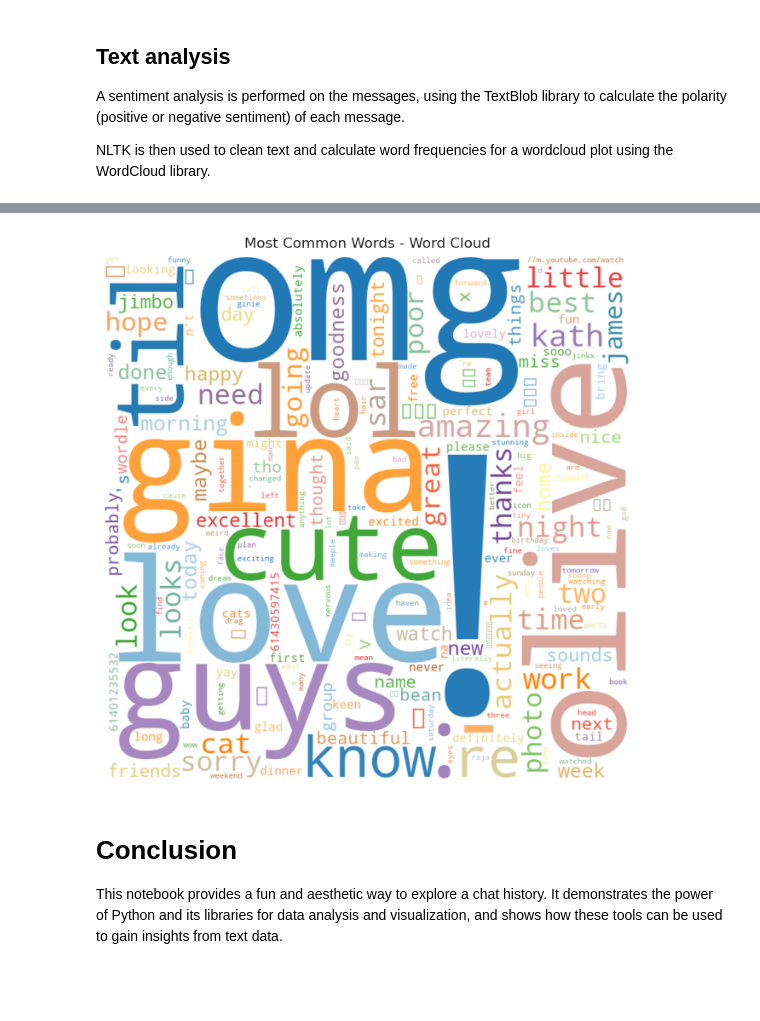
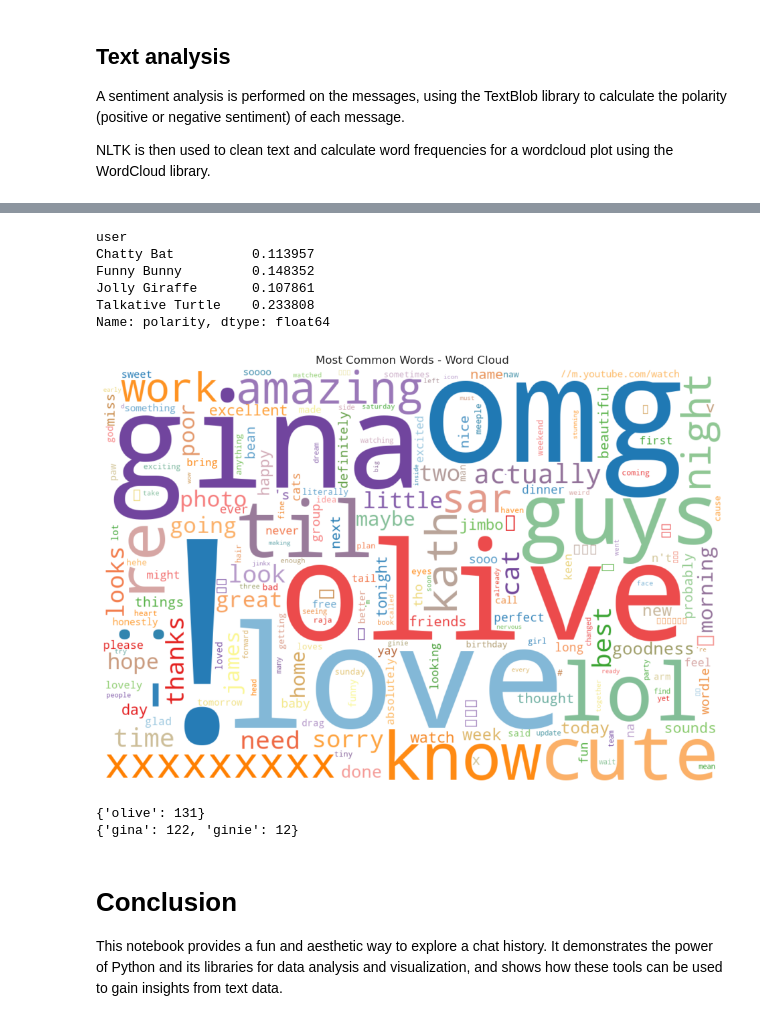
Before and after one commit to JamesCameronMathews/ChatAnalysis, a Jupyter notebook: Analysis.ipynb, the cells around one changed output, grey strips where cells are left out. Cells and saved outputs as stored; diff of their text form; code cells hidden in the pictures; blank space fills up the shorter version.

```diff
--- a/Analysis.ipynb
+++ b/Analysis.ipynb
@@ -295,3 +408,24 @@ fig.update_layout(
 
 # Show the plot
 fig.show()
+# %%
+# Add a new column for the day of each message
+chat_data['day'] = chat_data['datetime'].dt.date
+
+# Group the messages by day and calculate the mean polarity for each day
+mean_polarity_by_day = chat_data.groupby('day')['polarity'].mean()
+
+# Get the most and least positive days
+most_positive_day = mean_polarity_by_day.idxmax()
+least_positive_day = mean_polarity_by_day.idxmin()
+
+# Print the most and least positive days and the mean polarity on these days
+print('Most positive day:', most_positive_day, 'Mean polarity:', mean_polarity_by_day[most_positive_day])
+print('Least positive day:', least_positive_day, 'Mean polarity:', mean_polarity_by_day[least_positive_day])
+
+# Select the messages from the most positive/negative day
+most_positive_day_messages = chat_data[chat_data['day'] == most_positive_day]['message']
+least_positive_day_messages = chat_data[chat_data['day'] == least_positive_day]['message']
+
+print(least_positive_day_messages)
+print(most_positive_day_messages)
@@ -298,9 +440,22 @@ fig.show()
+# %%
+# Get the overall user sentiment mean
+print(user_sentiment.mean())
+# %% [output]
+user
+Chatty Bat          0.113957
+Funny Bunny         0.148352
+Jolly Giraffe       0.107861
+Talkative Turtle    0.233808
+Name: polarity, dtype: float64
 # %%
-import plotly.graph_objects as go
-import numpy as np
+# Add a new column for the day of the week
+chat_data['day_of_week'] = chat_data['datetime'].dt.dayofweek
 
 # Create a pivot table for sentiment analysis
-pivot_table = chat_data.pivot_table(values='polarity', index='hour', columns='user', aggfunc=np.mean)
+pivot_table = chat_data.pivot_table(values='polarity', index='hour', columns='day_of_week', aggfunc=np.mean)
+
+# Replace the integers with the names of the days
+pivot_table.columns = pivot_table.columns.to_series().replace({0:'Monday', 1:'Tuesday', 2:'Wednesday', 3:'Thursday', 4:'Friday', 5:'Saturday', 6:'Sunday'})
 
 # Create the heatmap
 fig = go.Figure(data=go.Heatmap(
@@ -314,8 +469,8 @@ fig = go.Figure(data=go.Heatmap(
 
 # Update the layout
 fig.update_layout(
-    title='Sentiment Analysis by User and Hour of Day',
-    xaxis_title='User',
+    title='Sentiment Analysis by Day of Week and Hour of Day',
+    xaxis_title='Day of Week',
     yaxis_title='Hour of Day',
     plot_bgcolor='white',
     paper_bgcolor='white'
@@ -358,26 +513,37 @@ stopwords.update(["ill", "ive", "about", "above", "after", "again", "against", "
 
 
 # Add even more stopwords specific to messenger chats
 stopwords.update(["(", ")", "'", "?", "*", "yes", "t", "gon", "bit", "thing", "will", "@", "even", "let", "much", "still", "sure", "didn", "saw", "bit", "thing", "one", "thank", "btw", "brb", "ttyl", "lmao", "rofl", "np", "idk", "ikr", "tbh", "smh", "fyi", "pls", "plz", "thx", "gg", "g2g", "imo", "imho", "jk", "bff", "tmi", "asl", "b4", "cya", "dm", "lmk", "nvm", "omw", "ppl", "rsvp", "tl;dr", "ttys", "wbu", "hbu", "xoxo", "yolo", "lolz", "irl", "m8", "gr8", "bday", "bae", "ye", "ya", "bro", "dude", "sis", "mate", "guy", "gal", "luv", "ily", "hmu", "bruh", "fam", "lit", "savage", "noob", "ggwp", "wtf", "idc", "afk", "ama", "bbl", "fml", "ftw", "icymi", "l8r", "nbd", "ootd", "qotd", "roflmao", "tgif", "yolo", "yw", "rn", "lmfao", "wym", "wyd", "ily", "ilysm", "lmaoo", "lmaooo", "lmaoooo", "oml", "stfu", "smfh"])
 
 # Filter out stopwords from common words
 filtered_common_words = {word: count for word, count in all_common_words.items() if word not in stopwords}
 
 
 # Generate word cloud with circular mask
-wordcloud = WordCloud(width=800, height=800, background_color='white', stopwords=stopwords,
+wordcloud = WordCloud(width=1200, height=800, background_color='white', stopwords=stopwords,
                       colormap=Paired_12.mpl_colormap,
                       prefer_horizontal=0.7, random_state=42).generate_from_frequencies(filtered_common_words)
 
 
 # Plot the wordcloud
-plt.figure(figsize=(8, 8))
+plt.figure(figsize=(12, 8))
 plt.imshow(wordcloud, interpolation='bilinear')
 plt.axis('off')
 plt.title('Most Common Words - Word Cloud')
 plt.show()
 # %% [output]
-[figure, old version]
+[figure, new version]
+# %%
+# Calculate frequency of mentions for a particular entity (in this case, two cats)
+gina_mentions = {word: count for word, count in all_common_words.items() if word == 'gina' or word == 'ginie'}
+
+olive_mentions = {word: count for word, count in all_common_words.items() if word == 'olive'}
+
+print(olive_mentions)
+print(gina_mentions)
+# %% [output]
+{'olive': 131}
+{'gina': 122, 'ginie': 12}
 # %% [markdown]
 # Conclusion
 This notebook provides a fun and aesthetic way to explore a chat history. It demonstrates the power of Python and its libraries for data analysis and visualization, and shows how these tools can be used to gain insights from text data.
```
Also changed, not shown: parts of 9 cells of this notebook.
